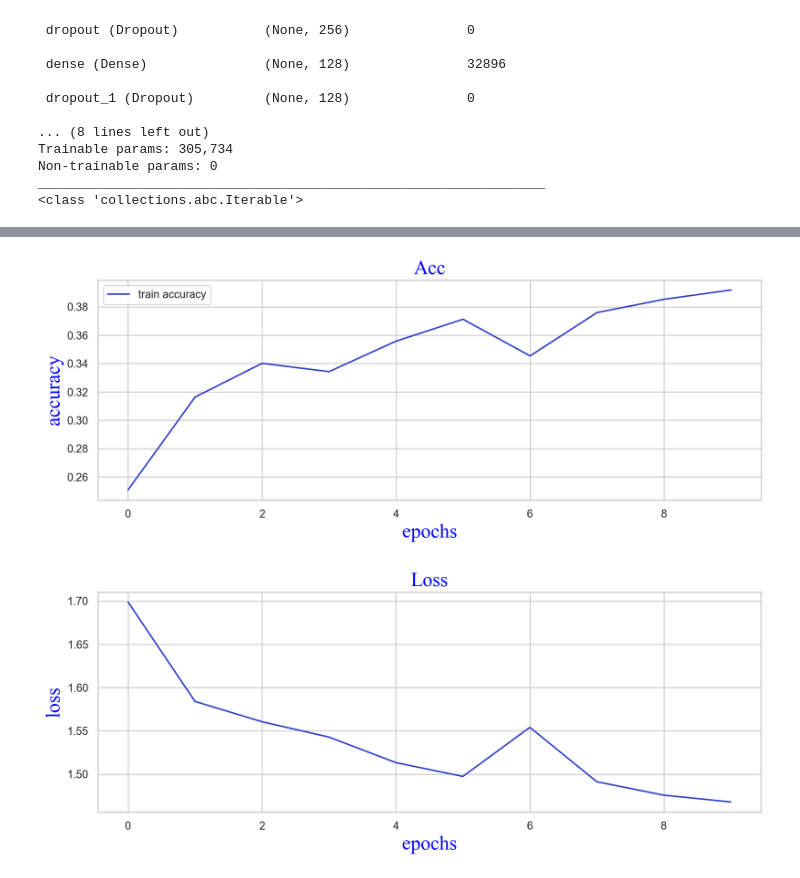
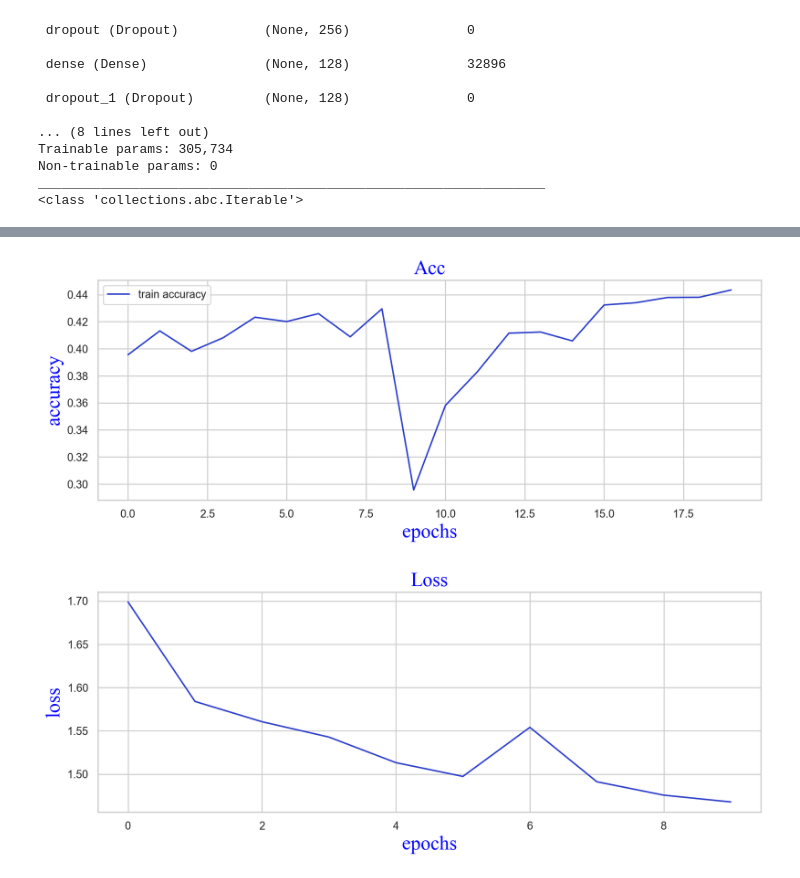
Before and after one commit to riyasanghvi07/speech_emotions_detector, a Jupyter notebook: notebooks/speech_rec.ipynb, the cells around one changed output, grey strips where cells are left out. Drawn from its saved outputs; the diff is of its cells as text; code cells hidden in the pictures.

Commit message:
Checkpoints saved

```diff
--- a/notebooks/speech_rec.ipynb
+++ b/notebooks/speech_rec.ipynb
@@ -208,5 +208,5 @@ def scheduler(epoch, lr):
 
 lr_scheduler_callback = LearningRateScheduler(scheduler)
 
-history = model.fit(X, y, validation_split=0.2, epochs=10, batch_size=64)
+history = model.fit(X, y, validation_split=0.2, epochs=20, batch_size=64, callbacks=[model_checkpoint_callback, lr_scheduler_callback]  )
 # %% [output]
@@ -233,16 +230,16 @@ Epoch 10/10
 # %%
-epochs = list(range(10))
+epochs = list(range(20))
 acc = history.history['accuracy']
 
 plt.figure(figsize=(12, 4), dpi=200)
 plt.plot(epochs, acc, label='train accuracy', color='#2E40CB')
 plt.xlabel('epochs', fontdict= font2)
 plt.ylabel('accuracy', fontdict= font2)
 plt.title('Acc', fontdict= font2)
 plt.legend()
 plt.show()
 # %% [output]
-[figure, old version]
+[figure, new version]
 # %%
 loss = history.history['loss']
 
```
Also changed, not shown: parts of 1 cell of this notebook, 1 other file.
